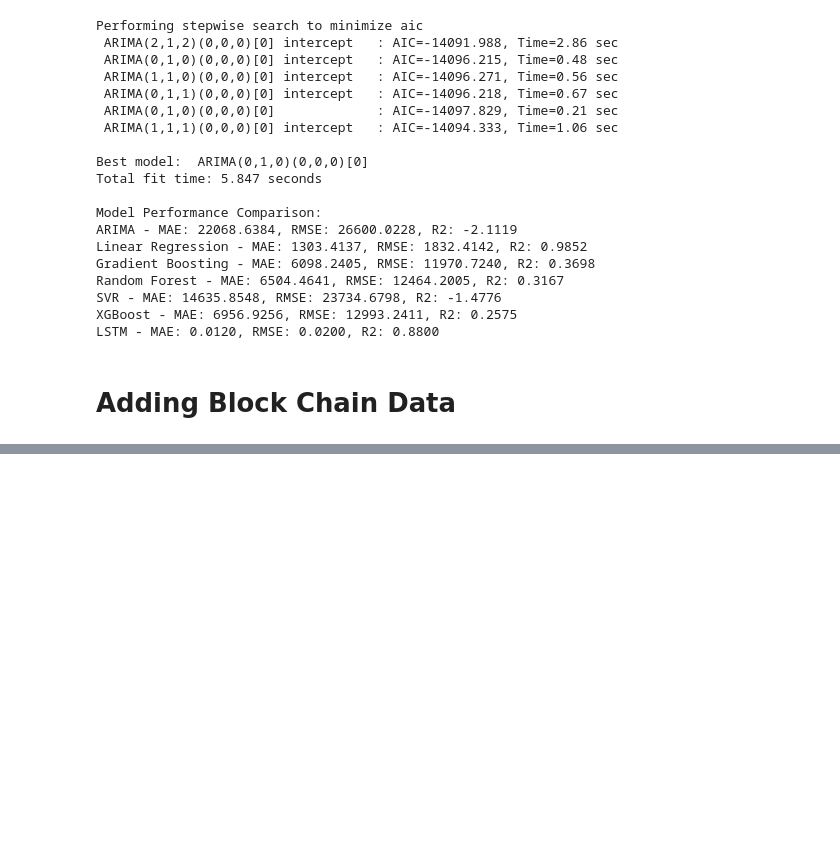
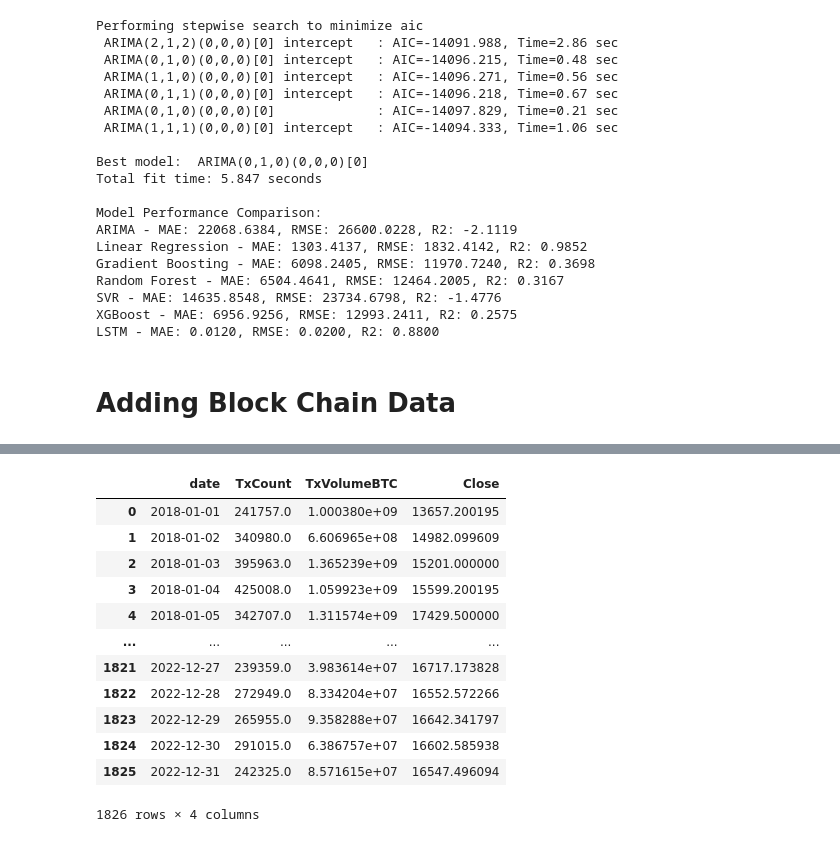
Before and after one commit to mahdiiiaf/chia_hosseini, a Jupyter notebook: code.ipynb, the cells around one changed output, grey strips where cells are left out. Saved outputs shown, nothing was run; the diff lists cells and outputs as text; code cells hidden in the pictures; blank space fills up the shorter version.

Commit message:
modify block chain data

```diff
--- a/code.ipynb
+++ b/code.ipynb
@@ -916,0 +1006,16 @@ No valid BTC price data available
+# %%
+blockchain_data
+# %% [output]
+|  | date | TxCount | TxVolumeBTC | Close |
+| 0 | 2018-01-01 | 241757.0 | 1.000380e+09 | 13657.200195 |
+| 1 | 2018-01-02 | 340980.0 | 6.606965e+08 | 14982.099609 |
+| 2 | 2018-01-03 | 395963.0 | 1.365239e+09 | 15201.000000 |
+| 3 | 2018-01-04 | 425008.0 | 1.059923e+09 | 15599.200195 |
+| 4 | 2018-01-05 | 342707.0 | 1.311574e+09 | 17429.500000 |
+| ... | ... | ... | ... | ... |
+| 1821 | 2022-12-27 | 239359.0 | 3.983614e+07 | 16717.173828 |
+| 1822 | 2022-12-28 | 272949.0 | 8.334204e+07 | 16552.572266 |
+| 1823 | 2022-12-29 | 265955.0 | 9.358288e+07 | 16642.341797 |
+| 1824 | 2022-12-30 | 291015.0 | 6.386757e+07 | 16602.585938 |
+| 1825 | 2022-12-31 | 242325.0 | 8.571615e+07 | 16547.496094 |
+1826 rows × 4 columns
```
Also changed, not shown: parts of 8 cells of this notebook.
